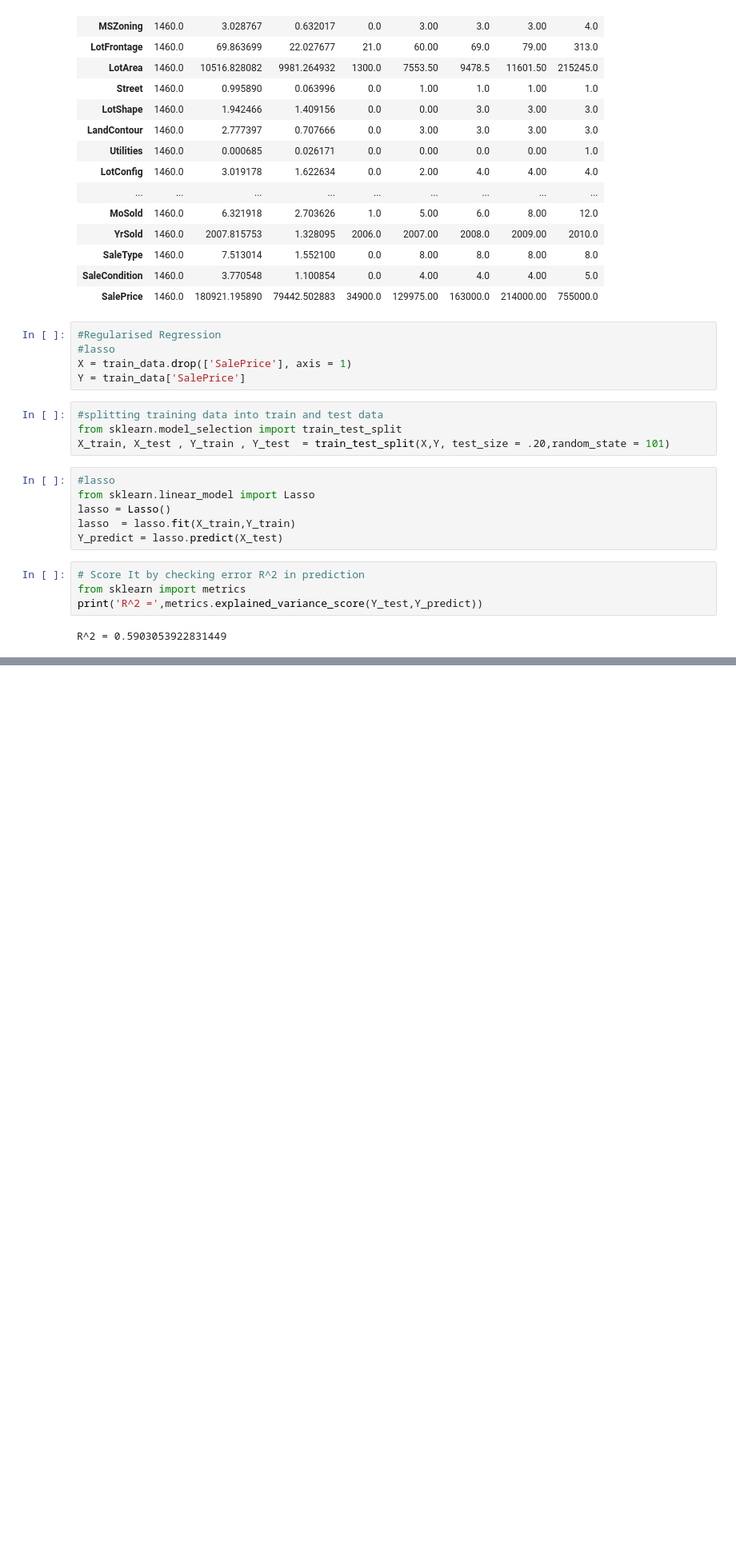
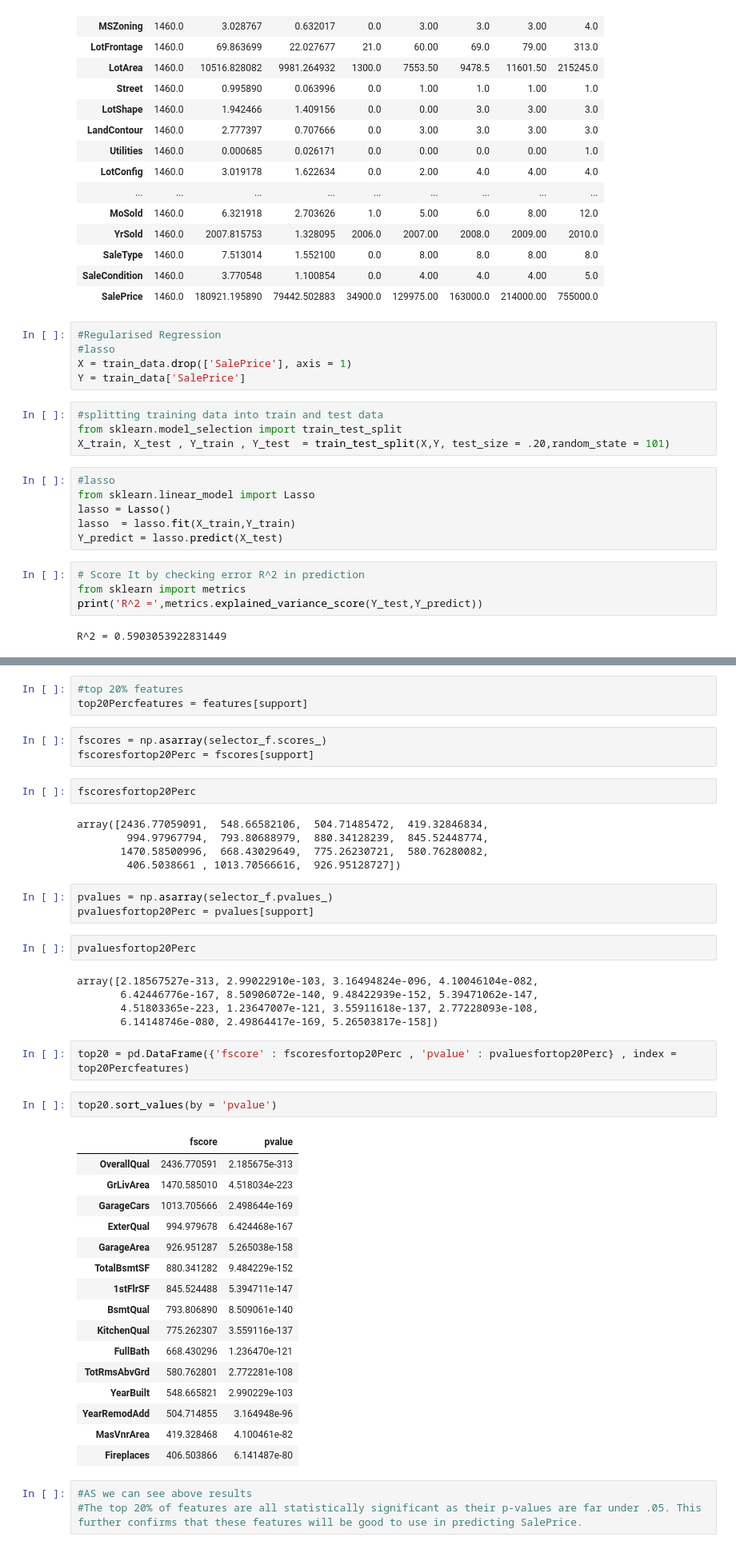
Before and after one commit to dheeraj1995/KaggleCompetitions, a Jupyter notebook: House Prices Advanced Regression Techniques/src/Solution.ipynb, the cells around one changed output, grey strips where cells are left out. Shown at 80% size. Drawn from its saved outputs; the diff is of its cells as text; blank space fills up the shorter version.

Commit message:
Top 20 percentge features selected by seeing pvalues and fscores

```diff
--- a/House Prices Advanced Regression Techniques/src/Solution.ipynb
+++ b/House Prices Advanced Regression Techniques/src/Solution.ipynb
@@ -422,0 +467,47 @@ R^2 = 0.5903053922831449
+# %%
+#top 20% features
+top20Percfeatures = features[support]
+# %%
+fscores = np.asarray(selector_f.scores_)
+fscoresfortop20Perc = fscores[support]
+# %%
+fscoresfortop20Perc
+# %% [output]
+array([2436.77059091,  548.66582106,  504.71485472,  419.32846834,
+        994.97967794,  793.80688979,  880.34128239,  845.52448774,
+       1470.58500996,  668.43029649,  775.26230721,  580.76280082,
+        406.5038661 , 1013.70566616,  926.95128727])
+# %%
+pvalues = np.asarray(selector_f.pvalues_)
+pvaluesfortop20Perc = pvalues[support]
+# %%
+pvaluesfortop20Perc
+# %% [output]
+array([2.18567527e-313, 2.99022910e-103, 3.16494824e-096, 4.10046104e-082,
+       6.42446776e-167, 8.50906072e-140, 9.48422939e-152, 5.39471062e-147,
+       4.51803365e-223, 1.23647007e-121, 3.55911618e-137, 2.77228093e-108,
+       6.14148746e-080, 2.49864417e-169, 5.26503817e-158])
+# %%
+top20 = pd.DataFrame({'fscore' : fscoresfortop20Perc , 'pvalue' : pvaluesfortop20Perc} , index = top20Percfeatures)
+# %%
+top20.sort_values(by = 'pvalue')
+# %% [output]
+|  | fscore | pvalue |
+| OverallQual | 2436.770591 | 2.185675e-313 |
+| GrLivArea | 1470.585010 | 4.518034e-223 |
+| GarageCars | 1013.705666 | 2.498644e-169 |
+| ExterQual | 994.979678 | 6.424468e-167 |
+| GarageArea | 926.951287 | 5.265038e-158 |
+| TotalBsmtSF | 880.341282 | 9.484229e-152 |
+| 1stFlrSF | 845.524488 | 5.394711e-147 |
+| BsmtQual | 793.806890 | 8.509061e-140 |
+| KitchenQual | 775.262307 | 3.559116e-137 |
+| FullBath | 668.430296 | 1.236470e-121 |
+| TotRmsAbvGrd | 580.762801 | 2.772281e-108 |
+| YearBuilt | 548.665821 | 2.990229e-103 |
+| YearRemodAdd | 504.714855 | 3.164948e-96 |
+| MasVnrArea | 419.328468 | 4.100461e-82 |
+| Fireplaces | 406.503866 | 6.141487e-80 |
+# %%
+#AS we can see above results
+#The top 20% of features are all statistically significant as their p-values are far under .05. This further confirms that these features will be good to use in predicting SalePrice.
```
Also changed, not shown: parts of 4 cells of this notebook.
